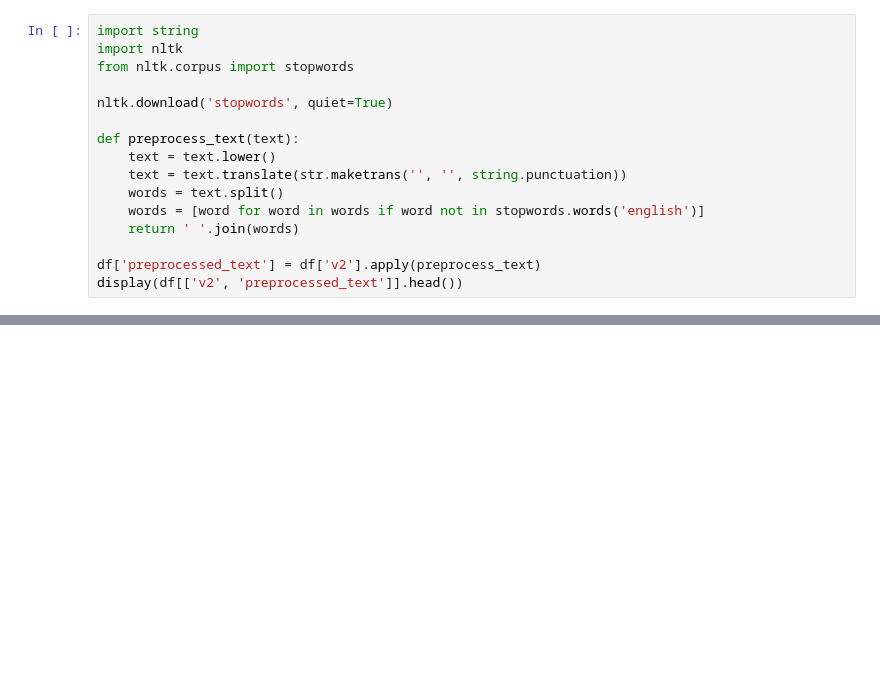
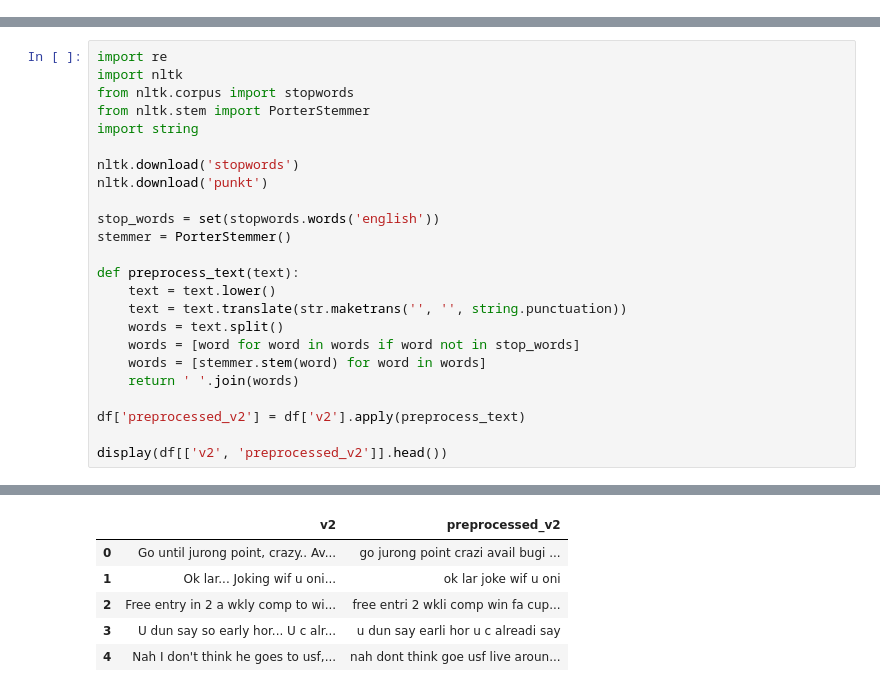
Before and after one commit to akshayaxhacker-12/CODSOFT, a Jupyter notebook: SPAM_SMS_DETECTION.ipynb, the cells around one changed output, grey strips where cells are left out. Cells and saved outputs as stored; diff of their text form; blank space fills up the shorter version.

```diff
--- a/SPAM_SMS_DETECTION.ipynb
+++ b/SPAM_SMS_DETECTION.ipynb
@@ -49,16 +2,0 @@ Preprocess the text data in the 'v2' column by converting to lowercase, removing
-# %%
-import string
-import nltk
-from nltk.corpus import stopwords
-
-nltk.download('stopwords', quiet=True)
-
-def preprocess_text(text):
-    text = text.lower()
-    text = text.translate(str.maketrans('', '', string.punctuation))
-    words = text.split()
-    words = [word for word in words if word not in stopwords.words('english')]
-    return ' '.join(words)
-
-df['preprocessed_text'] = df['v2'].apply(preprocess_text)
-display(df[['v2', 'preprocessed_text']].head())
@@ -367,0 +81,25 @@ F1-score: 0.0132
+# %%
+import re
+import nltk
+from nltk.corpus import stopwords
+from nltk.stem import PorterStemmer
+import string
+
+nltk.download('stopwords')
+nltk.download('punkt')
+
+stop_words = set(stopwords.words('english'))
+stemmer = PorterStemmer()
+
+def preprocess_text(text):
+    text = text.lower()
+    text = text.translate(str.maketrans('', '', string.punctuation))
+    words = text.split()
+    words = [word for word in words if word not in stop_words]
+    words = [stemmer.stem(word) for word in words]
+    return ' '.join(words)
+
+df['preprocessed_v2'] = df['v2'].apply(preprocess_text)
+
+display(df[['v2', 'preprocessed_v2']].head())
+# %% [output]
@@ -367,0 +110,6 @@ F1-score: 0.0132
+|  | v2 | preprocessed_v2 |
+| 0 | Go until jurong point, crazy.. Av... | go jurong point crazi avail bugi ... |
+| 1 | Ok lar... Joking wif u oni... | ok lar joke wif u oni |
+| 2 | Free entry in 2 a wkly comp to wi... | free entri 2 wkli comp win fa cup... |
+| 3 | U dun say so early hor... U c alr... | u dun say earli hor u c alreadi say |
+| 4 | Nah I don't think he goes to usf,... | nah dont think goe usf live aroun... |
```
Also changed, not shown: parts of 59 cells of this notebook.
